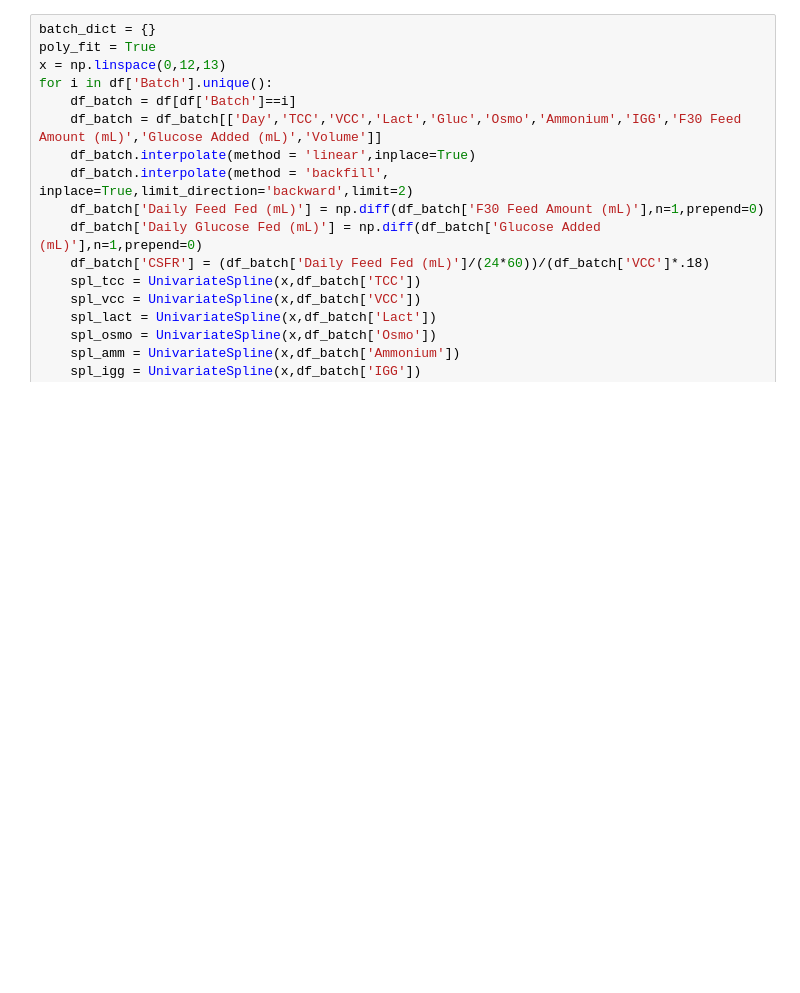
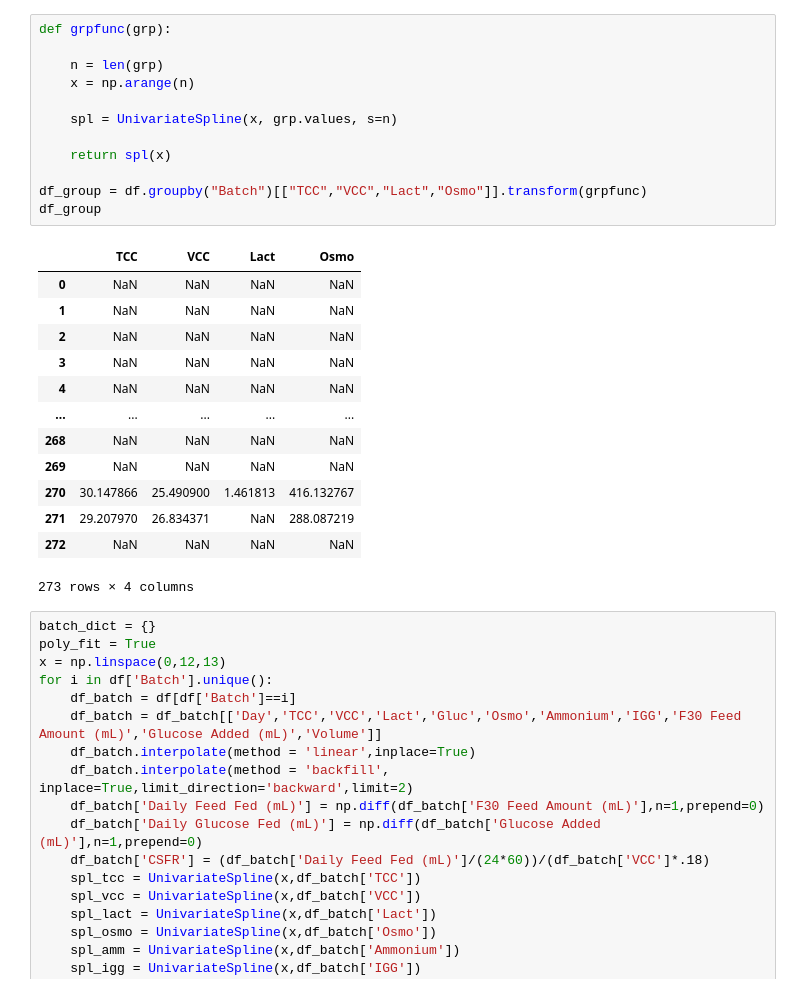
Before and after one commit to zhatz111/state-space-mpc, a Jupyter notebook: notebooks/testbook.ipynb, the cells around one changed output. Drawn from its saved outputs; the diff is of its cells as text; blank space fills up the shorter version.

```diff
--- a/notebooks/testbook.ipynb
+++ b/notebooks/testbook.ipynb
@@ -24,3 +67,29 @@ df['savgol'] = df.groupby('group')['value'].transform(lambda x: savgol_filter(x,
+# %%
+def grpfunc(grp):
+
+    n = len(grp)
+    x = np.arange(n)
+
+    spl = UnivariateSpline(x, grp.values, s=n)
+
+    return spl(x)
+
+df_group = df.groupby("Batch")[["TCC","VCC","Lact","Osmo"]].transform(grpfunc)
+df_group
+# %% [output]
+|  | TCC | VCC | Lact | Osmo |
+| 0 | NaN | NaN | NaN | NaN |
+| 1 | NaN | NaN | NaN | NaN |
+| 2 | NaN | NaN | NaN | NaN |
+| 3 | NaN | NaN | NaN | NaN |
+| 4 | NaN | NaN | NaN | NaN |
+| ... | ... | ... | ... | ... |
+| 268 | NaN | NaN | NaN | NaN |
+| 269 | NaN | NaN | NaN | NaN |
+| 270 | 30.147866 | 25.490900 | 1.461813 | 416.132767 |
+| 271 | 29.207970 | 26.834371 | NaN | 288.087219 |
+| 272 | NaN | NaN | NaN | NaN |
+273 rows × 4 columns
 # %%
 batch_dict = {}
 poly_fit = True
```
Also changed, not shown: parts of 6 cells of this notebook, 10 other files.
